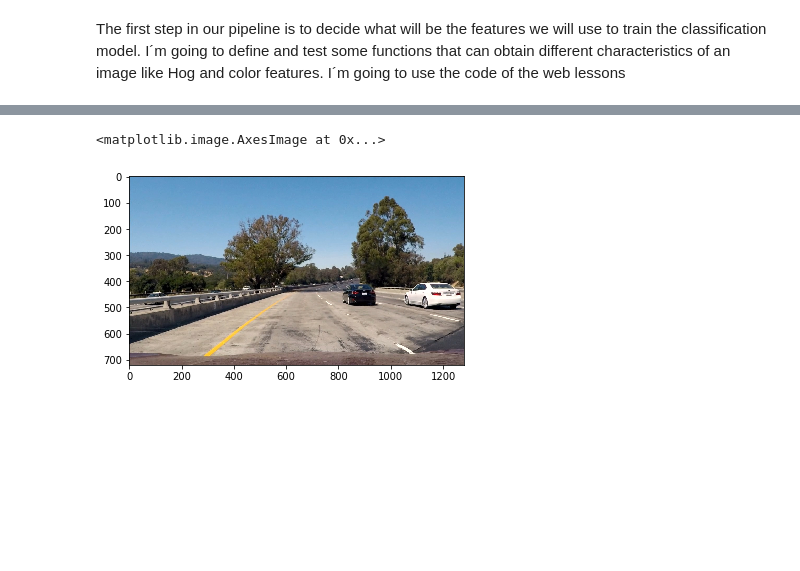
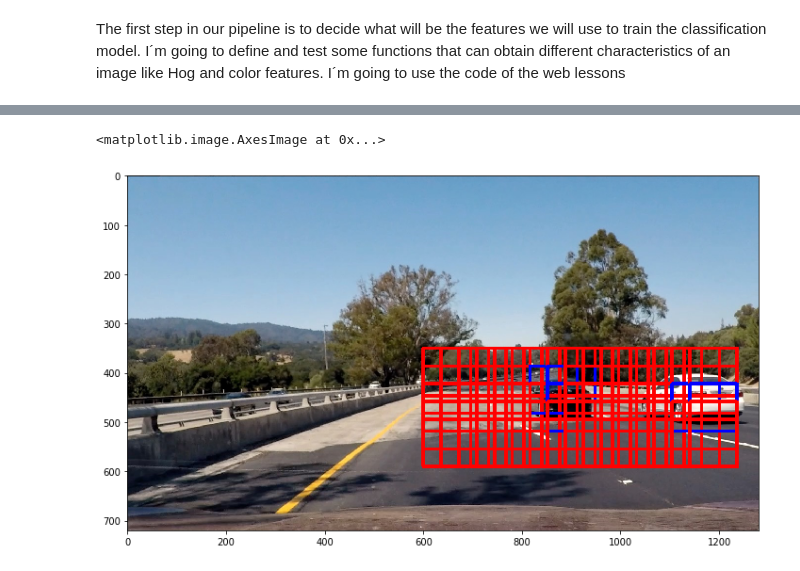
Before and after one commit to delafu/CarND-Vehicle-Detection, a Jupyter notebook: Vehicle Detection.ipynb, the cells around one changed output, grey strips where cells are left out. Cells and saved outputs as stored; diff of their text form; code cells hidden in the pictures; blank space fills up the shorter version.

```diff
--- a/Vehicle Detection.ipynb
+++ b/Vehicle Detection.ipynb
@@ -536,20 +543,18 @@ cell_per_block = dist_pickle["cell_per_block"]
 spatial_size = dist_pickle["spatial_size"]
 hist_bins = dist_pickle["hist_bins"]
 box_list = []
-img = mpimg.imread('./test_images/test1.jpg')
+img = mpimg.imread('./test_images/test4.jpg')
 
 # Define a single function that can extract features using hog sub-sampling and make predictions
-def find_cars(img, ystart, ystop, scale, svc, X_scaler, orient, pix_per_cell, cell_per_block, spatial_size, hist_bins):
+def find_cars(img, ystart, ystop, scale, svc, X_scaler, orient, pix_per_cell, cell_per_block, spatial_size, hist_bins, cells_per_step=2):
     box_list =[]
     draw_img = np.copy(img)
     img = img.astype(np.float32)/255
-
-    img_tosearch = img[ystart:ystop,500:,:]
+    img_tosearch = img[ystart:ystop,600:,:]
     ctrans_tosearch = convert_color(img_tosearch, conv='RGB2YCrCb')
     if scale != 1:
         imshape = ctrans_tosearch.shape
         ctrans_tosearch = cv2.resize(ctrans_tosearch, (np.int(imshape[1]/scale), np.int(imshape[0]/scale)))
-
     ch1 = ctrans_tosearch[:,:,0]
     ch2 = ctrans_tosearch[:,:,1]
     ch3 = ctrans_tosearch[:,:,2]
@@ -562,7 +567,7 @@ def find_cars(img, ystart, ystop, scale, svc, X_scaler, orient, pix_per_cell, ce
     # 64 was the orginal sampling rate, with 8 cells and 8 pix per cell
     window = 64
     nblocks_per_window = (window // pix_per_cell) - cell_per_block + 1
-    cells_per_step = 2  # Instead of overlap, define how many cells to step
+    #cells_per_step = 4  # Instead of overlap, define how many cells to step
     nxsteps = (nxblocks - nblocks_per_window) // cells_per_step
     nysteps = (nyblocks - nblocks_per_window) // cells_per_step
 
@@ -579,44 +584,52 @@ def find_cars(img, ystart, ystop, scale, svc, X_scaler, orient, pix_per_cell, ce
             hog_feat1 = hog1[ypos:ypos+nblocks_per_window, xpos:xpos+nblocks_per_window].ravel()
             hog_feat2 = hog2[ypos:ypos+nblocks_per_window, xpos:xpos+nblocks_per_window].ravel()
             hog_feat3 = hog3[ypos:ypos+nblocks_per_window, xpos:xpos+nblocks_per_window].ravel()
             hog_features = np.hstack((hog_feat1, hog_feat2, hog_feat3))
-
+            #hog_features=hog_feat1
             xleft = xpos*pix_per_cell
             ytop = ypos*pix_per_cell
 
             # Extract the image patch
             subimg = cv2.resize(ctrans_tosearch[ytop:ytop+window, xleft:xleft+window], (64,64))
 
             # Get color features
             spatial_features = bin_spatial(subimg, size=spatial_size)
             _,_,_,_,hist_features = color_hist(subimg, nbins=hist_bins)
 
             # Scale features and make a prediction
             test_features = X_scaler.transform(np.hstack((spatial_features, hist_features, hog_features)).reshape(1, -1))
             #test_features = X_scaler.transform(np.hstack((shape_feat, hist_feat)).reshape(1, -1))
             #test_features = X_scaler.transform(np.hstack((spatial_features, hog_features)).reshape(1, -1))
             #test_features = X_scaler.transform(hog_features)
             test_prediction = svc.predict(test_features)
 
             if test_prediction == 1:
-                xbox_left = np.int(500+xleft*scale)
+                xbox_left = np.int(600+xleft*scale)
                 ytop_draw = np.int(ytop*scale)
                 win_draw = np.int(window*scale)
-                box_list.append([(xbox_left,ytop_draw+ystart),(xbox_left+win_draw,ytop_draw+win_draw+ystart)])
-                #cv2.rectangle(draw_img,(xbox_left, ytop_draw+ystart),(xbox_left+win_draw,ytop_draw+win_draw+ystart),(0,0,255),6)
+                low_point=ytop_draw+win_draw+ystart
+                if (low_point >= 470):
+                    box_list.append([(xbox_left,ytop_draw+ystart),(xbox_left+win_draw,ytop_draw+win_draw+ystart)])
+                cv2.rectangle(draw_img,(xbox_left, ytop_draw+ystart),(xbox_left+win_draw,ytop_draw+win_draw+ystart),(0,0,255),6)
+            else:
+                xbox_left = np.int(600+xleft*scale)
+                ytop_draw = np.int(ytop*scale)
+                win_draw = np.int(window*scale)
+                low_point=ytop_draw+win_draw+ystart
+                cv2.rectangle(draw_img,(xbox_left, ytop_draw+ystart),(xbox_left+win_draw,ytop_draw+win_draw+ystart),(255,0,0),6)
 
     return draw_img, box_list
 
-ystart = 400
-ystop = 600
-scale = 2
+ystart = 375
+ystop = 550
 
-out_img, box_list = find_cars(img, ystart, ystop, scale, svc, X_scaler, orient, pix_per_cell, cell_per_block, spatial_size, hist_bins)
-
-plt.imshow(out_img)
+out_img,box_list = find_cars(img, 350, 650, 1.5, svc, X_scaler, orient, pix_per_cell, cell_per_block, spatial_size, hist_bins,cells_per_step=3)
+#out_img,box_list3 = find_cars(img, 375, 550, 1.5, svc, X_scaler, orient, pix_per_cell, cell_per_block, spatial_size, hist_bins,cells_per_step=3)
+f, axarr = plt.subplots(1, 1, figsize=(12,12))
+axarr.imshow(out_img)
 # %% [output]
 <matplotlib.image.AxesImage at 0x...>
-[figure, old version]
+[figure, new version]
 # %%
 # Read in image similar to one shown above
 image=img
```
Also changed, not shown: parts of 9 cells of this notebook, 6 other files.
